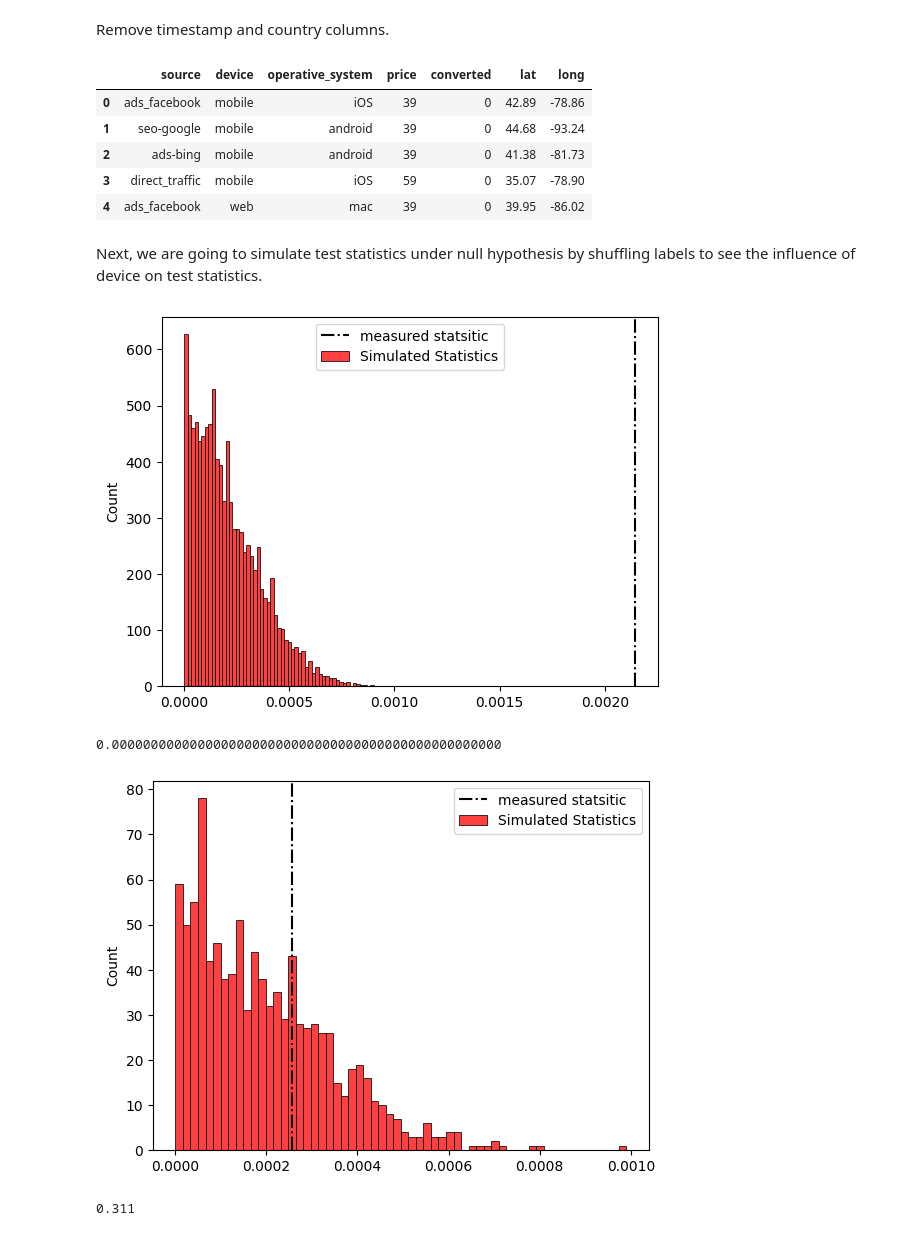
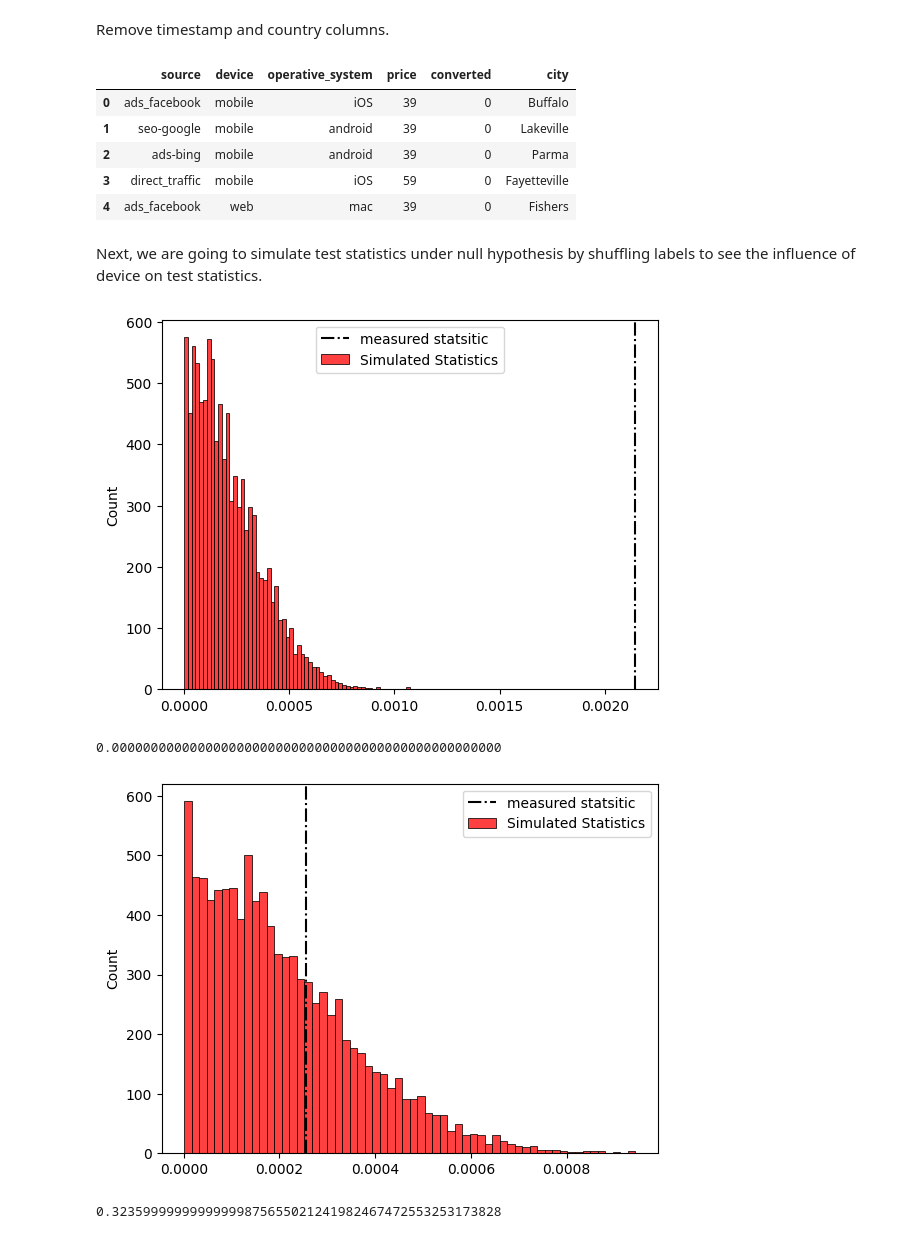
Before and after one commit to DYYasUNCStudent/DATA110, a Jupyter notebook: Final Project/AB testing.ipynb, the cells around one changed output. Cells and saved outputs as stored; diff of their text form; code cells hidden in the pictures.

```diff
--- a/Final Project/AB testing.ipynb
+++ b/Final Project/AB testing.ipynb
@@ -24,15 +24,15 @@ raw_data.head(5)
 # %% [markdown]
 Remove timestamp and country columns.
 # %%
-raw_data = raw_data.drop(columns=["timestamp", "country", "test", 'user_id',"city"])
+raw_data = raw_data.drop(columns=["timestamp", "country", "test", 'user_id', 'lat', 'long'])
 raw_data.head(5)
 # %% [output]
-|  | source | device | operative_system | price | converted | lat | long |
-| 0 | ads_facebook | mobile | iOS | 39 | 0 | 42.89 | -78.86 |
-| 1 | seo-google | mobile | android | 39 | 0 | 44.68 | -93.24 |
-| 2 | ads-bing | mobile | android | 39 | 0 | 41.38 | -81.73 |
-| 3 | direct_traffic | mobile | iOS | 59 | 0 | 35.07 | -78.90 |
-| 4 | ads_facebook | web | mac | 39 | 0 | 39.95 | -86.02 |
+|  | source | device | operative_system | price | converted | city |
+| 0 | ads_facebook | mobile | iOS | 39 | 0 | Buffalo |
+| 1 | seo-google | mobile | android | 39 | 0 | Lakeville |
+| 2 | ads-bing | mobile | android | 39 | 0 | Parma |
+| 3 | direct_traffic | mobile | iOS | 59 | 0 | Fayetteville |
+| 4 | ads_facebook | web | mac | 39 | 0 | Fishers |
 # %%
 def getTestStatistic(data, feature):
     # Calculate observed conversion rates by group
@@ -69,11 +69,11 @@ def do_test(feature, size=1000):
 # %%
 do_test("price", 10000)
 # %% [output]
-[figure, old version]
+[figure, new version]
 0.00000000000000000000000000000000000000000000000000
 # %%
-do_test("device", 1000)
+do_test("device", 10000)
 # %% [output]
-[figure, old version]
+[figure, new version]
-0.311
+0.32359999999999999875655021241982467472553253173828
 # %%
```
Also changed, not shown: parts of 3 cells of this notebook.
